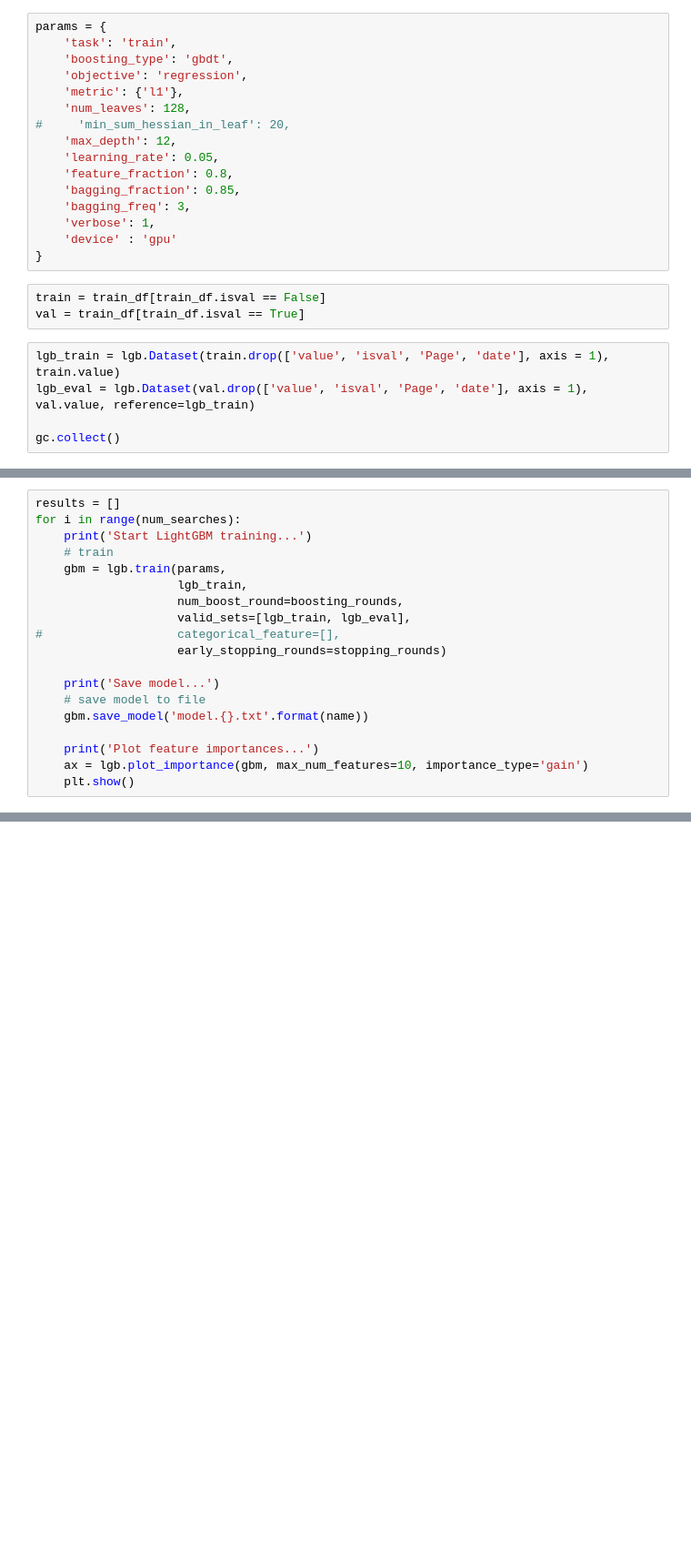
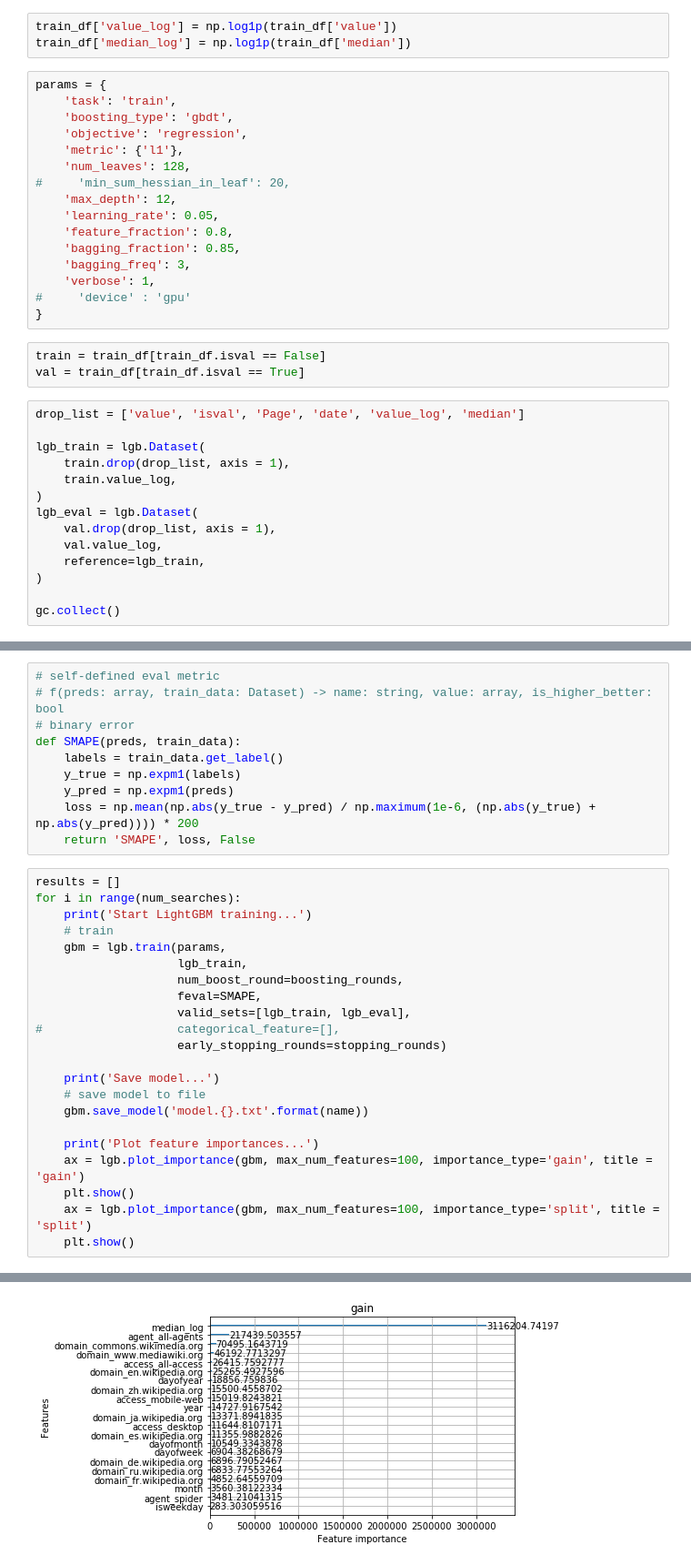
Before and after one commit to kylinorange/kaggle-wikipedia, a Jupyter notebook: LightGBM Training.ipynb, the cells around one changed output, grey strips where cells are left out. Shown at 91% size. Drawn from its saved outputs; the diff is of its cells as text; blank space fills up the shorter version.

Commit message:
lgb training v0

```diff
--- a/LightGBM Training.ipynb
+++ b/LightGBM Training.ipynb
@@ -78,3 +104,6 @@ stopping_rounds = 10
+# %%
+train_df['value_log'] = np.log1p(train_df['value'])
+train_df['median_log'] = np.log1p(train_df['median'])
 # %%
 params = {
     'task': 'train',
@@ -89,13 +118,22 @@ params = {
     'bagging_fraction': 0.85,
     'bagging_freq': 3,
     'verbose': 1,
-    'device' : 'gpu'
+#     'device' : 'gpu'
 }
 # %%
 train = train_df[train_df.isval == False]
 val = train_df[train_df.isval == True]
 # %%
-lgb_train = lgb.Dataset(train.drop(['value', 'isval', 'Page', 'date'], axis = 1), train.value)
-lgb_eval = lgb.Dataset(val.drop(['value', 'isval', 'Page', 'date'], axis = 1), val.value, reference=lgb_train)
+drop_list = ['value', 'isval', 'Page', 'date', 'value_log', 'median']
+
+lgb_train = lgb.Dataset(
+    train.drop(drop_list, axis = 1),
+    train.value_log,
+)
+lgb_eval = lgb.Dataset(
+    val.drop(drop_list, axis = 1),
+    val.value_log,
+    reference=lgb_train,
+)
 
 gc.collect()
@@ -102,3 +142,13 @@ gc.collect()
+# %%
+# self-defined eval metric
+# f(preds: array, train_data: Dataset) -> name: string, value: array, is_higher_better: bool
+# binary error
+def SMAPE(preds, train_data):
+    labels = train_data.get_label()
+    y_true = np.expm1(labels)
+    y_pred = np.expm1(preds)
+    loss = np.mean(np.abs(y_true - y_pred) / np.maximum(1e-6, (np.abs(y_true) + np.abs(y_pred)))) * 200
+    return 'SMAPE', loss, False
 # %%
 results = []
 for i in range(num_searches):
@@ -107,6 +157,7 @@ for i in range(num_searches):
     gbm = lgb.train(params,
                     lgb_train,
                     num_boost_round=boosting_rounds,
+                    feval=SMAPE,
                     valid_sets=[lgb_train, lgb_eval],
 #                   categorical_feature=[],
                     early_stopping_rounds=stopping_rounds)
@@ -116,5 +167,8 @@ for i in range(num_searches):
     gbm.save_model('model.{}.txt'.format(name))
 
     print('Plot feature importances...')
-    ax = lgb.plot_importance(gbm, max_num_features=10, importance_type='gain')
+    ax = lgb.plot_importance(gbm, max_num_features=100, importance_type='gain', title = 'gain')
     plt.show()
+    ax = lgb.plot_importance(gbm, max_num_features=100, importance_type='split', title = 'split')
+    plt.show()
+# %% [output]
@@ -120,0 +192 @@ for i in range(num_searches):
+[figure, added]
```
Also changed, not shown: parts of 11 cells of this notebook, 1 other file.
